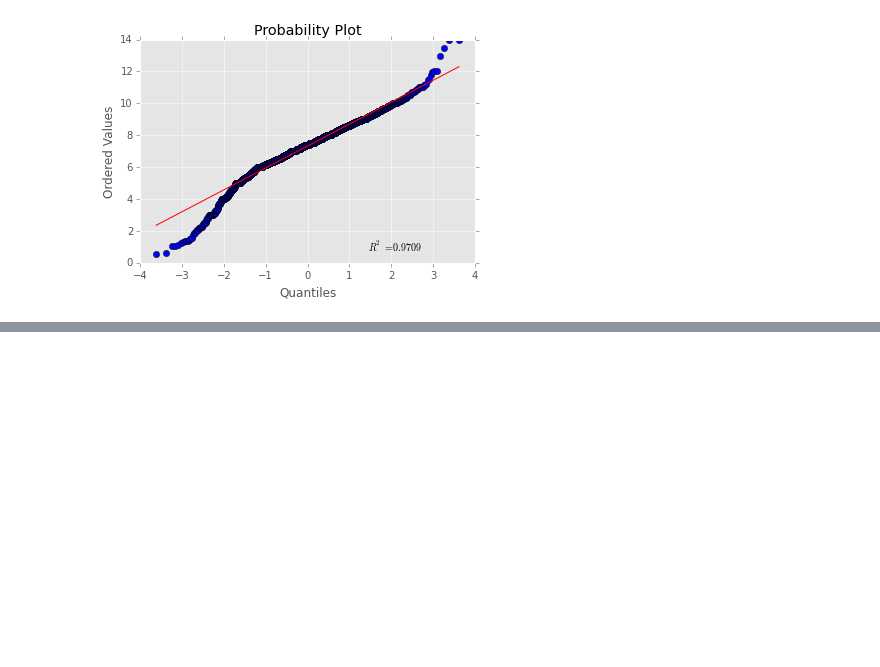
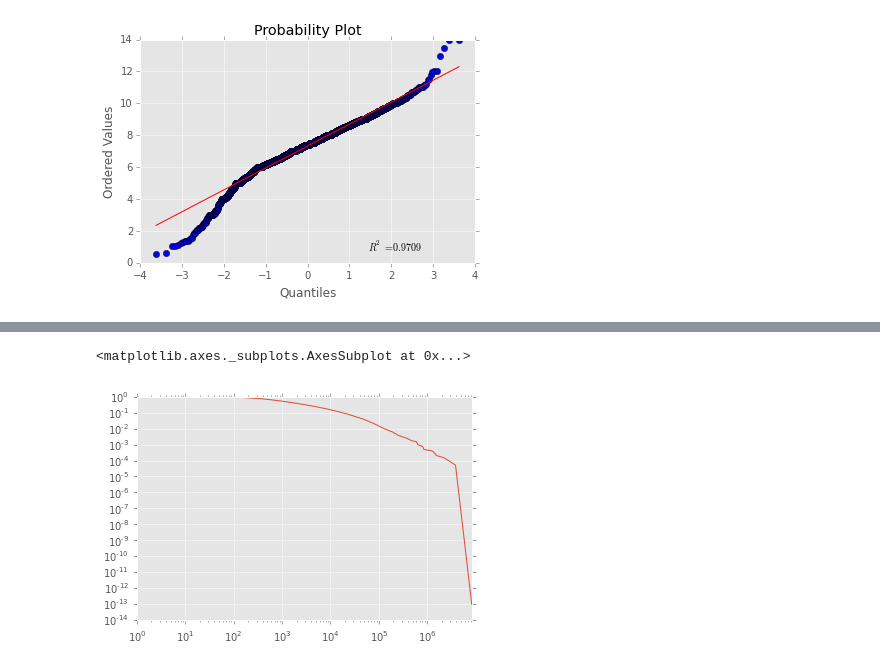
Before and after one commit to doolingdavid/ThinkStats2, a Jupyter notebook: code/notes.ipynb, the cells around one changed output, grey strips where cells are left out. Cells and saved outputs as stored; diff of their text form; code cells hidden in the pictures; blank space fills up the shorter version.

```diff
--- a/code/notes.ipynb
+++ b/code/notes.ipynb
@@ -1771,0 +2150,5 @@ plt.show()
+# %%
+popsccdf.plot(logx=True,logy=True)
+# %% [output]
+<matplotlib.axes._subplots.AxesSubplot at 0x...>
+[figure, added]
```
Also changed, not shown: parts of 26 cells of this notebook.
